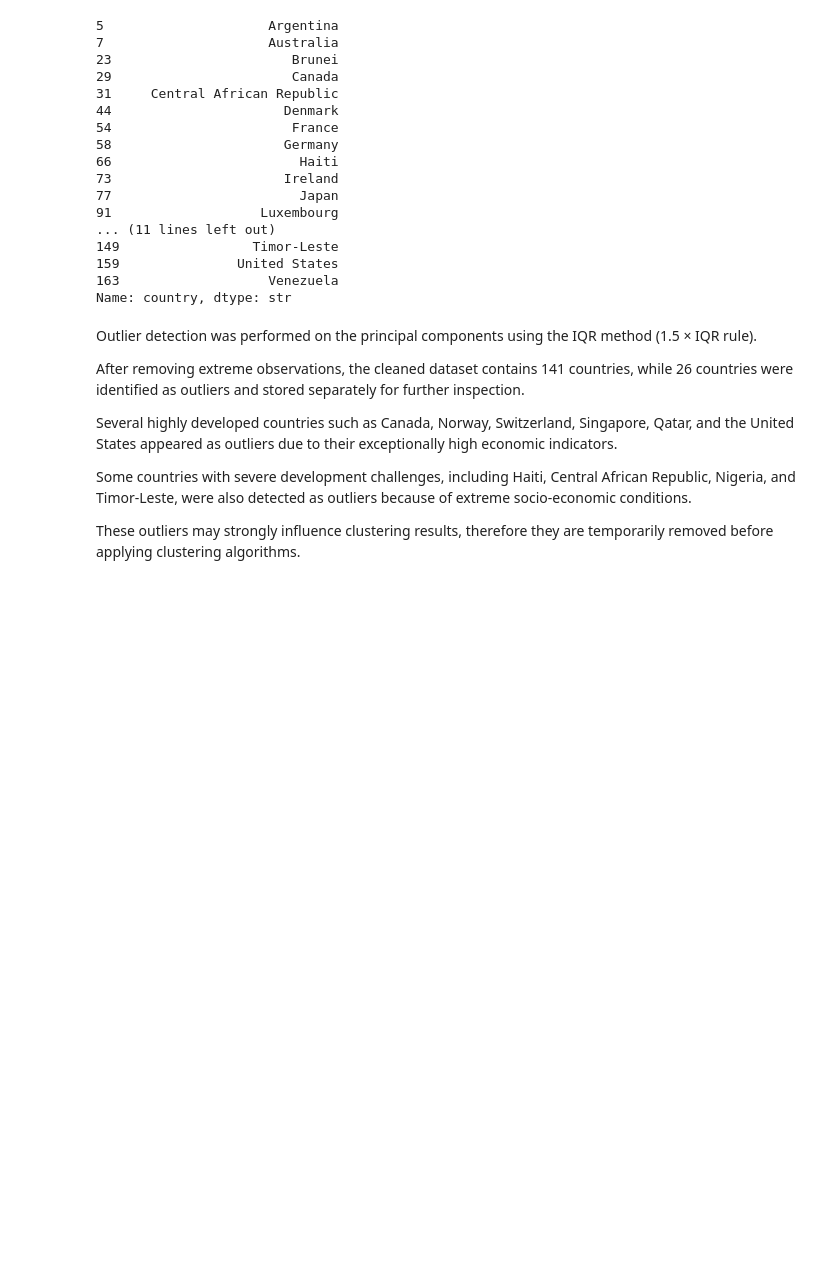
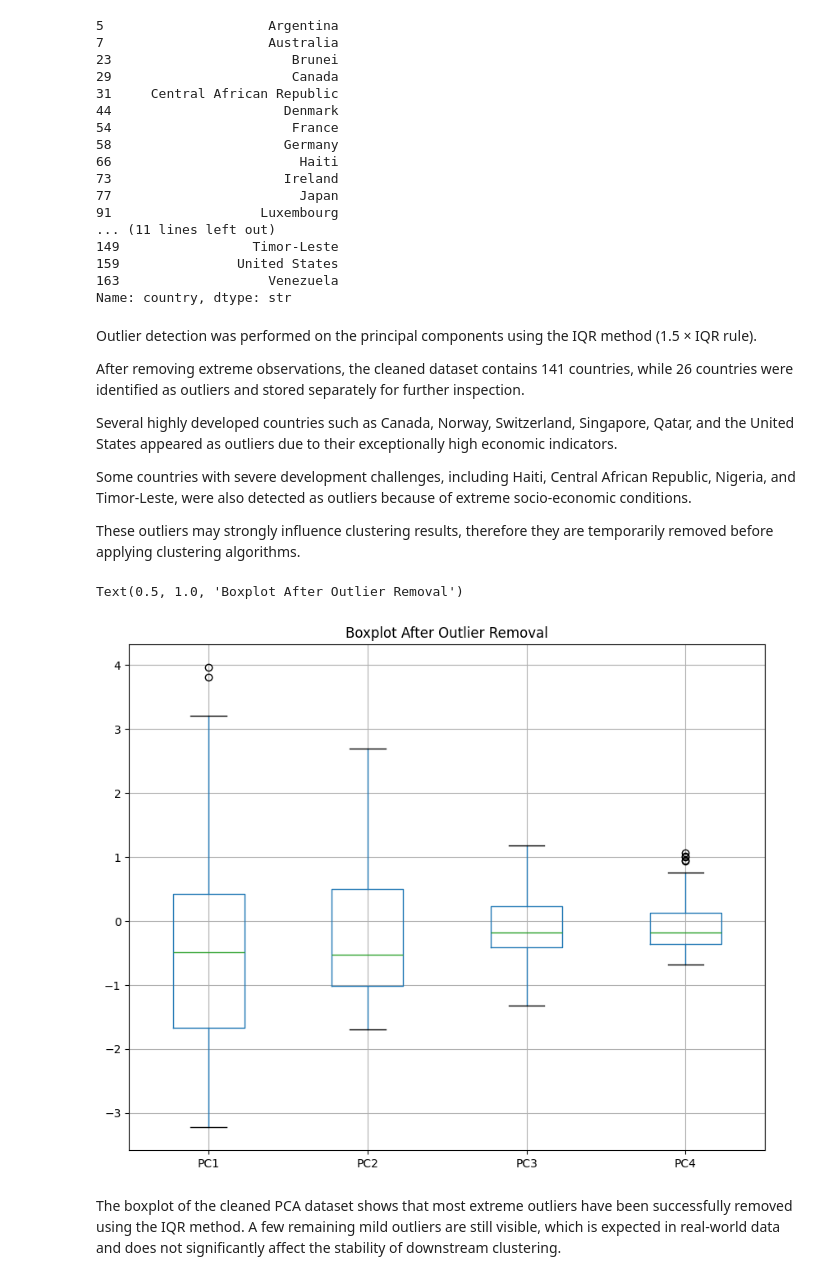
Before and after one commit to fermow/SBU-Data-Science-2026, a Jupyter notebook: Assignment_2/jupyter_notebooks_and_reports/Untitled.ipynb, the cells around one changed output. Drawn from its saved outputs; the diff is of its cells as text; code cells hidden in the pictures; blank space fills up the shorter version.

```diff
--- a/Assignment_2/jupyter_notebooks_and_reports/Untitled.ipynb
+++ b/Assignment_2/jupyter_notebooks_and_reports/Untitled.ipynb
@@ -315,3 +315,11 @@ Several highly developed countries such as Canada, Norway, Switzerland, Singapor
 Some countries with severe development challenges, including Haiti, Central African Republic, Nigeria, and Timor-Leste, were also detected as outliers because of extreme socio-economic conditions.
 
 These outliers may strongly influence clustering results, therefore they are temporarily removed before applying clustering algorithms.
+# %%
+clean_pca_df.boxplot(figsize=(10,8))
+plt.title("Boxplot After Outlier Removal")
+# %% [output]
+Text(0.5, 1.0, 'Boxplot After Outlier Removal')
+[figure, added]
+# %% [markdown]
+The boxplot of the cleaned PCA dataset shows that most extreme outliers have been successfully removed using the IQR method. A few remaining mild outliers are still visible, which is expected in real-world data and does not significantly affect the stability of downstream clustering.
```
Also changed, not shown: parts of 6 cells of this notebook.
